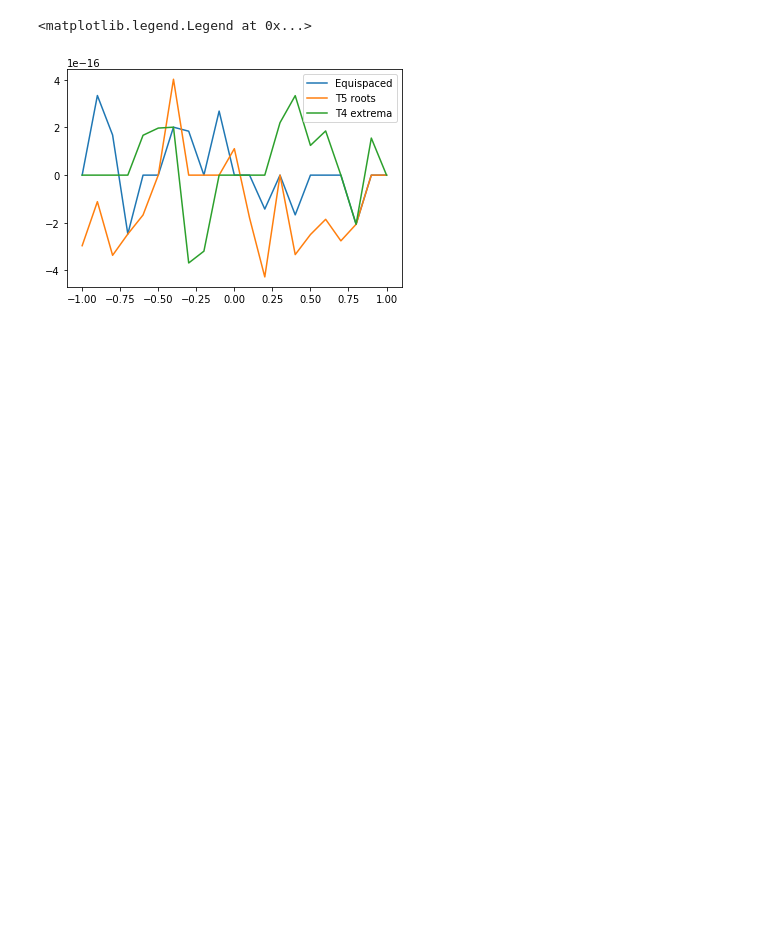
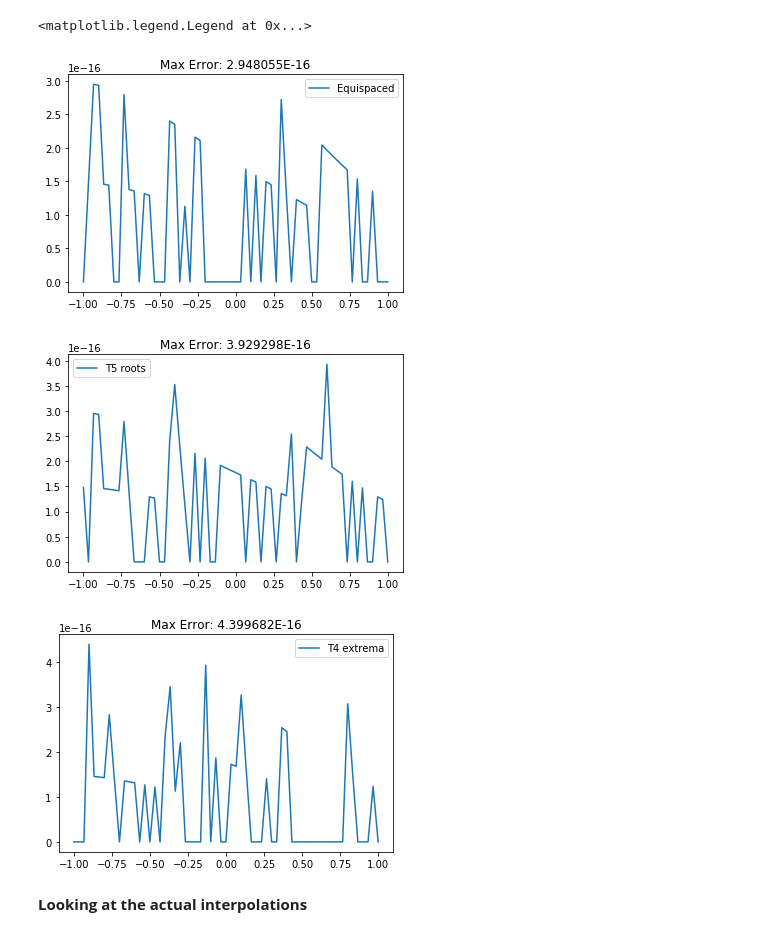
Before and after one commit to srijaniiserprinceton/APC523, a Jupyter notebook: HW3/prob1_hw2.ipynb, the cells around one changed output. Drawn from its saved outputs; the diff is of its cells as text; code cells hidden in the pictures; blank space fills up the shorter version.

```diff
--- a/HW3/prob1_hw2.ipynb
+++ b/HW3/prob1_hw2.ipynb
@@ -39,39 +42,59 @@ class BaryInterp(object):
         else: interp_eval[i] += np.sum((self.weights[:]*self.f[:]/(x_arg[i] - self.x[:])))/np.sum((self.weights[:]/(x_arg[i] - self.x[:])))
     return interp_eval
 # %%
+import numpy as np
 import numpy.polynomial.chebyshev as cheb
 
-nodes1 = np.linspace(-1,1,5)
+nodes1 = np.linspace(-1,1,5) #domains includes -1 and +1 with 5 eqi-spaced nodes
 
-nodes2 = cheb.chebroots((0, 0, 0, 0, 0, 1))
+nodes2 = cheb.chebroots((0, 0, 0, 0, 0, 1))  #returns the roots of T5
 
-x2 = np.linspace(-1,1,21)
+x2 = np.linspace(-1,1,61)  #setting up coarser domain to find the maxima/minima of T4
 
-val_cheb_4 = cheb.chebval(x2,[0, 0, 0, 0, 1])
+val_cheb_4 = cheb.chebval(x2,[0, 0, 0, 0, 1])  #computing T4
 mask = np.zeros(len(x2))
-nodes3 = np.zeros(5)
+nodes3 = np.zeros(5)   #array for storing the x's corresponding to extremas of T4
 for i in range(5):
     max_ind = np.argmax(np.abs(val_cheb_4))
     mask[max_ind] = 1
-    val_cheb_4 = np.ma.array(val_cheb_4, mask = mask)
-    nodes3[i] = x2[max_ind]
+    val_cheb_4 = np.ma.array(val_cheb_4, mask = mask)  #successively masking the extremas in descending order
+    nodes3[i] = x2[max_ind]  #storing the corresponding x values
 
-p = np.poly1d([5,4,3,2,1])
+p = np.poly1d([1,2,3,4,5])  #the polynomial f(x) = x^4 + 2x^3 + 3x^2 + 4x + 5
 
-b1 = BaryInterp(nodes1,p(nodes1))
+#Setting up the instances for the different set of nodes
 
-b2 = BaryInterp(nodes2,p(nodes2))
+b1 = BaryInterp(nodes1,p(nodes1))  #equispaced
 
-b3 = BaryInterp(nodes3,p(nodes3))
+b2 = BaryInterp(nodes2,p(nodes2))  #T5 nodes
 
-plt.plot(x2, (p(x2) - b1.interp_lagrange(x2))/p(x2),label='Equispaced')
+b3 = BaryInterp(nodes3,p(nodes3))  #T4 extremas
 
-plt.plot(x2, (p(x2) - b2.interp_lagrange(x2))/p(x2),label='T5 roots')
+err1 = np.abs((p(x2) - b1.interp_lagrange(x2))/p(x2))
+err2 = np.abs((p(x2) - b2.interp_lagrange(x2))/p(x2))
+err3 = np.abs((p(x2) - b3.interp_lagrange(x2))/p(x2))
 
-plt.plot(x2, (p(x2) - b3.interp_lagrange(x2))/p(x2),label='T4 extrema')
+#Plotting the relative errors for each case
+
+plt.plot(x2, err1, label='Equispaced')
+plt.title('Max Error: %E'%np.amax(err1))
+plt.legend()
+
+plt.figure()
+plt.plot(x2, err2, label='T5 roots')
+plt.title('Max Error: %E'%np.amax(err2))
+plt.legend()
+
+plt.figure()
+plt.plot(x2, err3, label='T4 extrema')
+plt.title('Max Error: %E'%np.amax(err3))
 
 plt.legend()
 # %% [output]
 <matplotlib.legend.Legend at 0x...>
-[figure, old version]
+[figure, new version]
+[figure, added]
+[figure, added]
+# %% [markdown]
+**Looking at the actual interpolations**
 # %%
```
Also changed, not shown: parts of 2 cells of this notebook, 1 other file.
